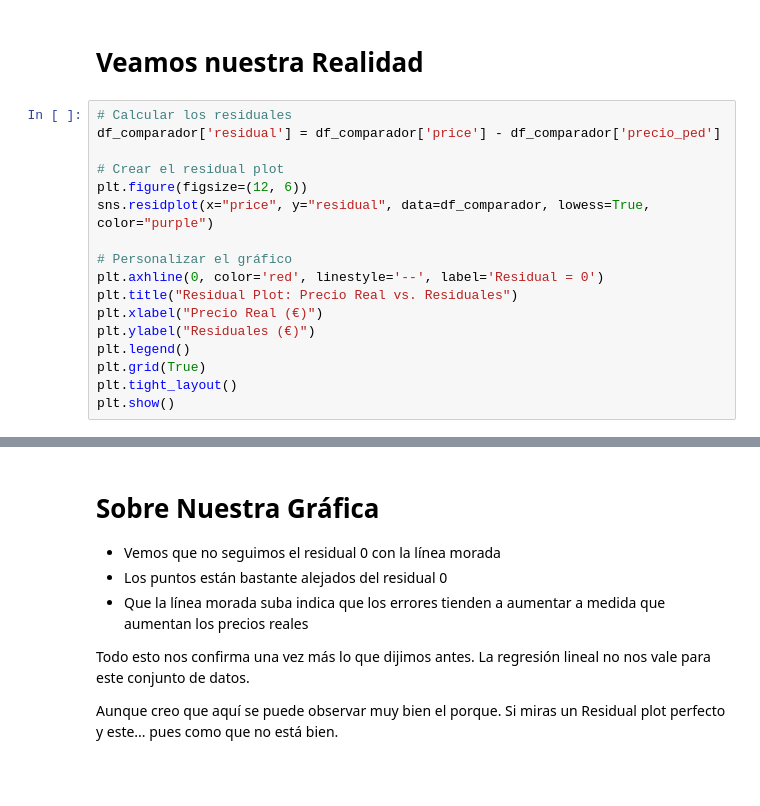
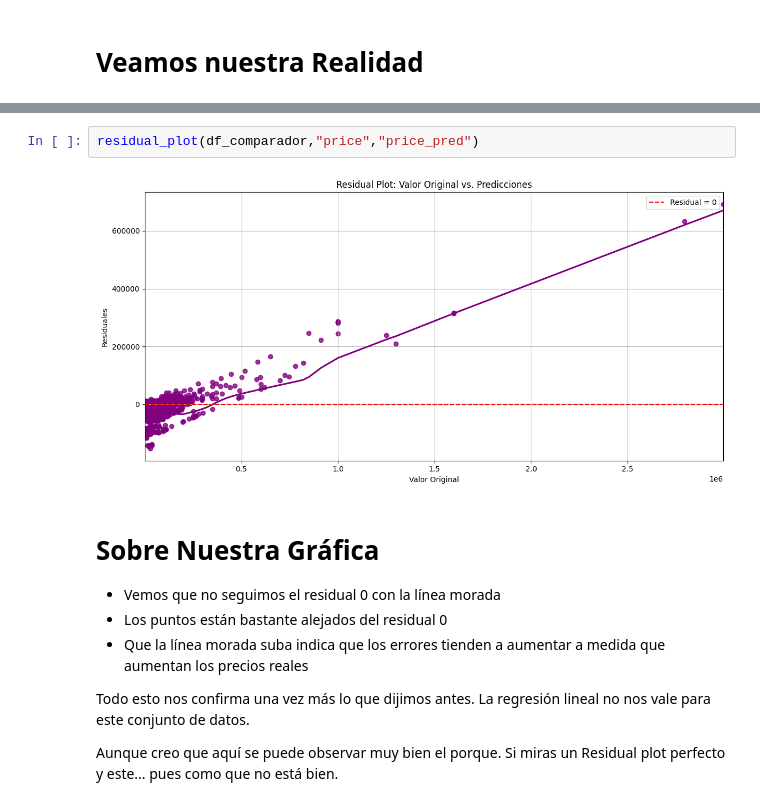
Before and after one commit to apelsito/laboratorio-modulo8-leccion02-ModelosNoLineales, a Jupyter notebook: jupyter_notebooks/Modelo1/05_RegresionLineal.ipynb, the cells around one changed output, grey strips where cells are left out. Cells and saved outputs as stored; diff of their text form; blank space fills up the shorter version.

```diff
--- a/jupyter_notebooks/Modelo1/05_RegresionLineal.ipynb
+++ b/jupyter_notebooks/Modelo1/05_RegresionLineal.ipynb
@@ -323,20 +261,3 @@ plt.show()
 - Indica el Residual 0, es decir, donde el precio predicho sería exactamente igual al original
 # %% [markdown]
 # Veamos nuestra Realidad
-# %%
-# Calcular los residuales
-df_comparador['residual'] = df_comparador['price'] - df_comparador['precio_ped']
-
-# Crear el residual plot
-plt.figure(figsize=(12, 6))
-sns.residplot(x="price", y="residual", data=df_comparador, lowess=True, color="purple")
-
-# Personalizar el gráfico
-plt.axhline(0, color='red', linestyle='--', label='Residual = 0')
-plt.title("Residual Plot: Precio Real vs. Residuales")
-plt.xlabel("Precio Real (€)")
-plt.ylabel("Residuales (€)")
-plt.legend()
-plt.grid(True)
-plt.tight_layout()
-plt.show()
@@ -345,3 +264,7 @@ plt.show()
+# %%
+residual_plot(df_comparador,"price","price_pred")
+# %% [output]
+[figure, added]
 # %% [markdown]
 # Sobre Nuestra Gráfica
 - Vemos que no seguimos el residual 0 con la línea morada
```
Also changed, not shown: parts of 22 cells of this notebook, 18 other files.
